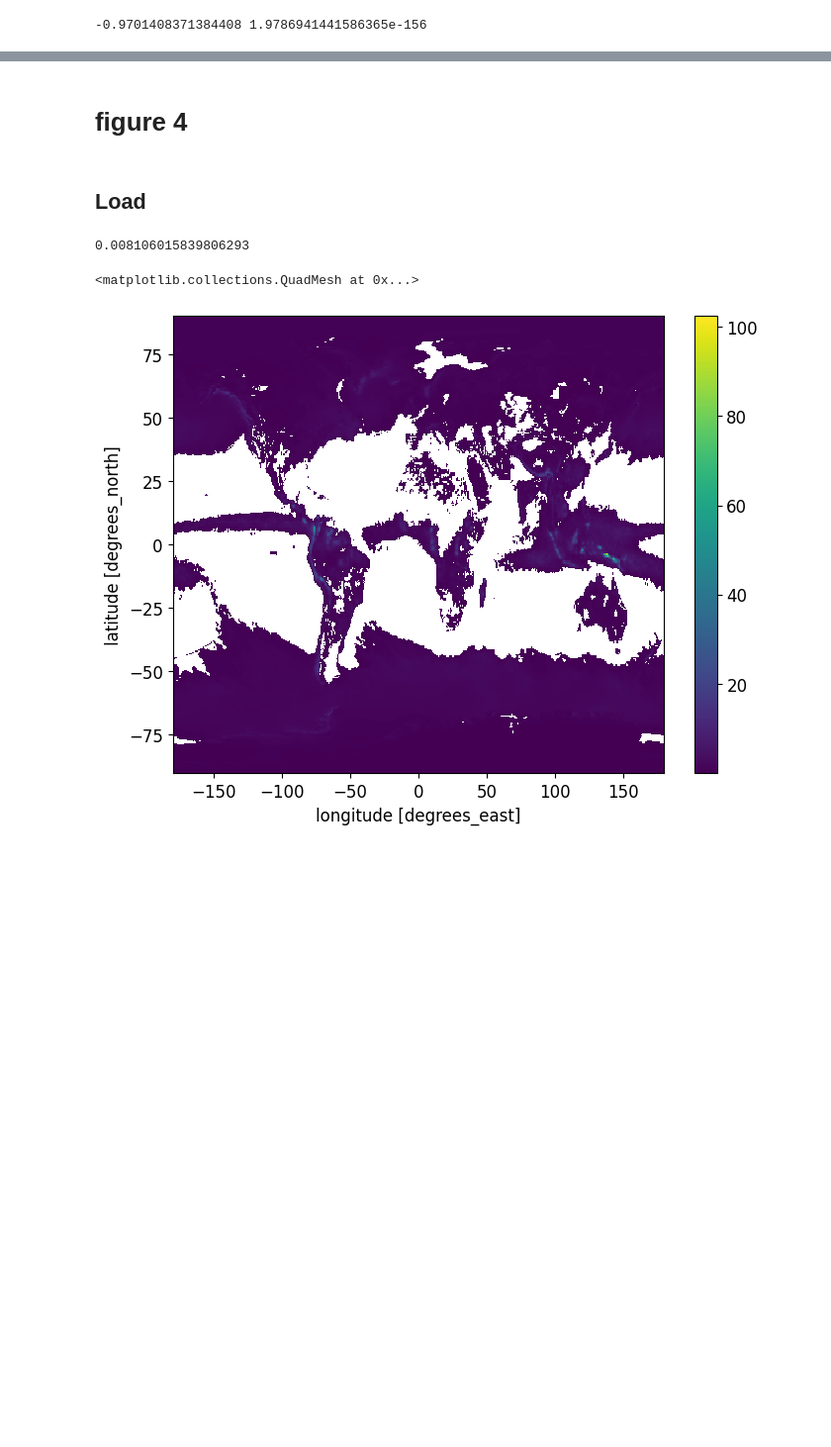
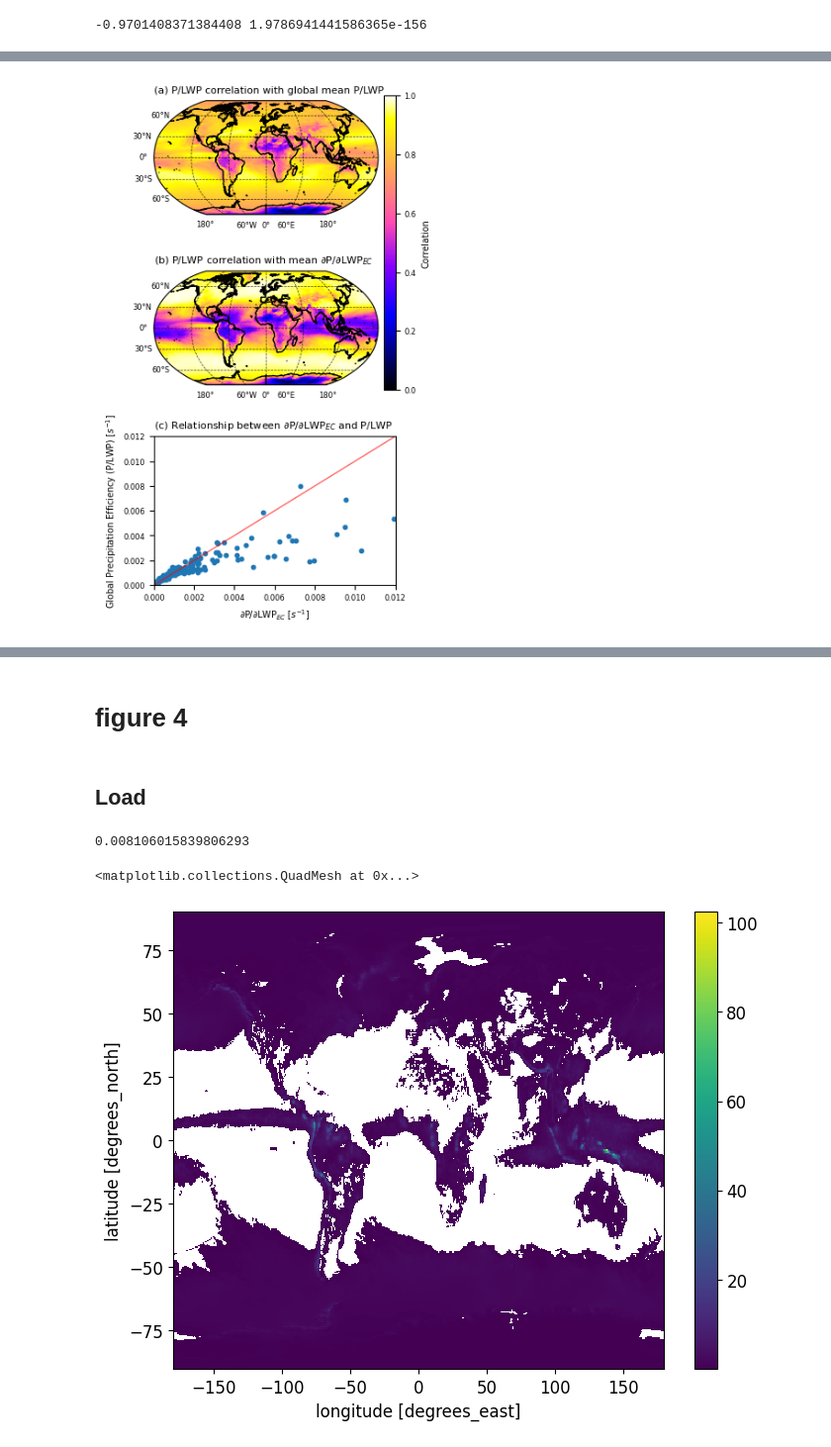
Before and after one commit to wgh-private/globalFB_precipeff, a Jupyter notebook: finalwork.ipynb, the cells around one changed output, grey strips where cells are left out. Shown at 99% size. Cells and saved outputs as stored; diff of their text form; code cells hidden in the pictures; blank space fills up the shorter version.

```diff
--- a/finalwork.ipynb
+++ b/finalwork.ipynb
@@ -869,0 +863,91 @@ plt.show()
+# %%
+# save correlations and p-values
+
+import matplotlib.pyplot as plt
+import matplotlib.gridspec as gridspec
+import cartopy.crs as ccrs
+import cartopy.feature as cfeature
+import numpy as np
+import scipy.stats as stats
+
+# Set figure width to 8.7 cm (3.43 inches) — PNAS single-column width
+fig = plt.figure(figsize=(3.43, 7))  # Adjust height as needed
+
+# GridSpec: 3 rows, 2 columns (right column reserved for shared colorbar on top row)
+gs = gridspec.GridSpec(3, 2, width_ratios=[20, 1], height_ratios=[1, 1, 1.2], hspace=0.35, wspace=0.05)
+
+lat_sh = dLWPmap_gol.lat.shape[0]
+lon_sh = dLWPmap_gol.lon.shape[0]
+nums = [[0,0], [0,1]]
+title_num = ['(a) ', '(b) ']
+
+# Storage dictionary for saving later
+save_dict = {}
+
+# --- Top two maps ---
+for ax_n in range(2):
+    ax = fig.add_subplot(gs[ax_n, 0], projection=ccrs.Robinson())
+    g = nums[ax_n][0]
+    d = nums[ax_n][1]
+
+    correlation = np.full((lat_sh, lon_sh), np.nan)
+    for i in range(lat_sh):
+        for j in range(lon_sh):
+            corr_arr = stats.spearmanr(grad[g, :, i, j], dVAR_map_o[d], nan_policy='omit')
+            correlation[i, j] = corr_arr[0]
+            pvalue [i,j] = corr_arr[1]
+
+    img = ax.pcolormesh(dLWPmap_gol.lon, dLWPmap_gol.lat, correlation,
+                        transform=ccrs.PlateCarree(), cmap='gnuplot2',
+                        vmin=0, vmax=1)
+    ax.add_feature(cfeature.LAND, facecolor='white')
+    ax.add_feature(cfeature.GSHHSFeature(scale='auto', edgecolor='black'))
+    gl = ax.gridlines(draw_labels=True, linewidth=0.5, color='black', alpha=0.8, linestyle='--')
+    gl.top_labels = False
+    gl.right_labels = False
+    gl.xlabel_style = {'fontsize': 6}  # optional: set label font size
+    gl.ylabel_style = {'fontsize': 6}
+    ax.set_title(title_num[ax_n] + grad_name[g] + ' correlation with ' + dVar_name[d],
+                 fontsize=title_fontsize, loc='left')
+
+    # Store in dict for saving
+    save_dict[f"correlation_{g}_{d}"] = correlation
+    save_dict[f"pvalue_{g}_{d}"] = pvalue
+
+# --- Shared vertical colorbar for the two maps ---
+cbar_ax = fig.add_subplot(gs[0:2, 1])  # Span both top rows in the second column
+cbar = plt.colorbar(img, cax=cbar_ax, orientation='vertical')
+cbar.set_label('Correlation', fontsize=label_fontsize)
+cbar.ax.tick_params(labelsize=tick_fontsize)
+
+# --- Scatter plot (bottom row, full width) ---
+ax_scatter = fig.add_subplot(gs[2, :])  # Bottom row, span both columns
+ax_scatter.scatter(1/(PPE_grad_LWP_PRC.data * 86400), pe_gm_o.data, s=10)
+x_values = np.sort(1/(PPE_grad_LWP_PRC.data * 86400))
+# y_values = 1 / x_values
+ax_scatter.plot([0,0.012], [0, 0.012], 'r', alpha=0.6, linewidth=1)
+
+ax_scatter.set_ylim(0, 0.012)
+ax_scatter.set_xlim(0, 0.012)
+ax_scatter.set_xlabel('∂P/∂LWP$_{EC}$ [$s^{-1}$]', fontsize=label_fontsize)
+ax_scatter.set_ylabel('Global Precipitation Efficiency (P/LWP) [$s^{-1}$]', fontsize=label_fontsize)
+ax_scatter.set_title('(c) Relationship between ∂P/∂LWP$_{EC}$ and P/LWP', loc='left', fontsize=title_fontsize)
+ax_scatter.tick_params(axis='both', labelsize=tick_fontsize)
+
+
+
+# Save figure
+# plt.savefig('final_figures/PE_correlation.png',
+#             bbox_inches='tight', dpi=600, facecolor='white')
+plt.show()
+
+# ---------------------------
+# SAVE OUTPUT ARRAYS TO NPZ
+# ---------------------------
+save_dict[f"lon"] = dLWP_g.lon
+save_dict[f"lat"] = dLWP_g.lat
+sdir = "/glade/u/home/geethma/phd_research_home/globalFB/data/pewith_ECpe_gpe_correlation_pvalue_maps.npz"
+np.savez(sdir, **save_dict)
+print(f"Saved to {sdir}")
+# %% [output]
+[figure, added]
```
Also changed, not shown: parts of 23 cells of this notebook.
